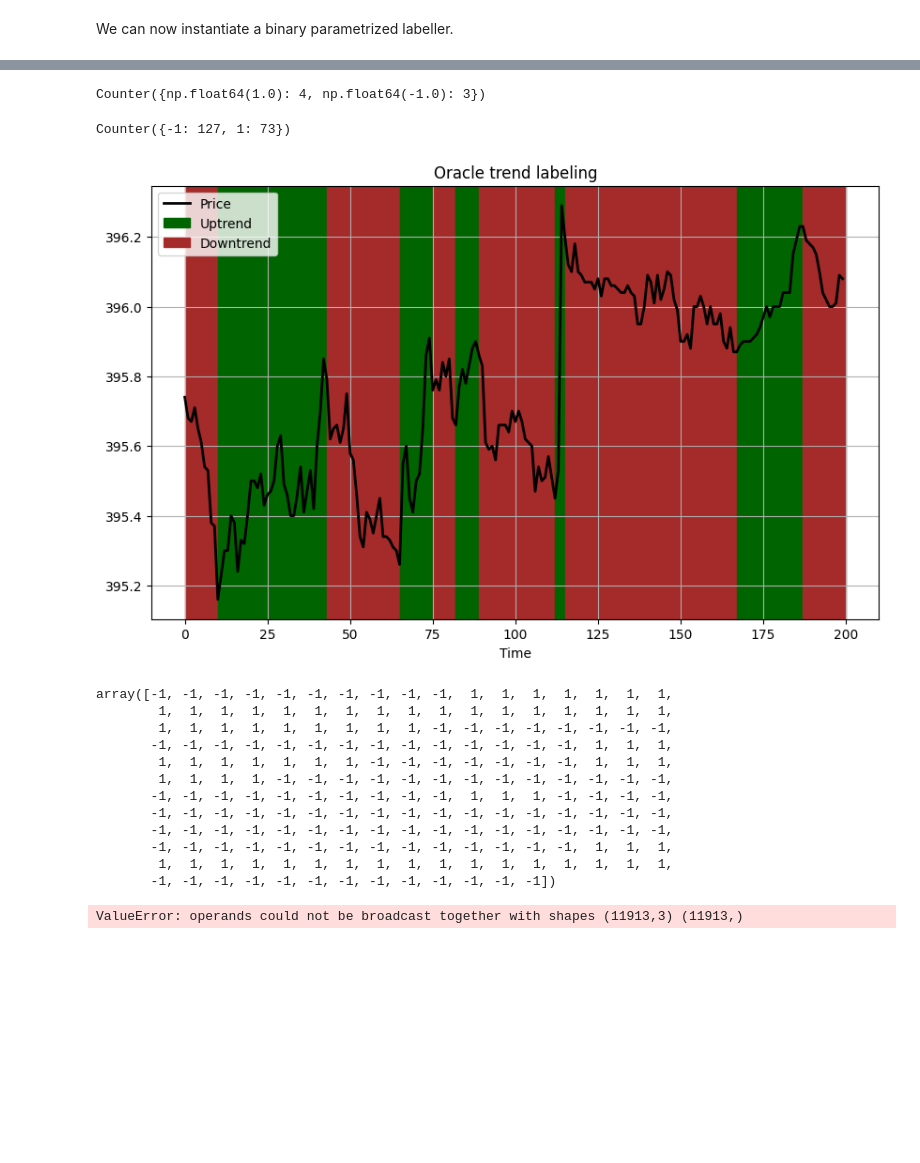
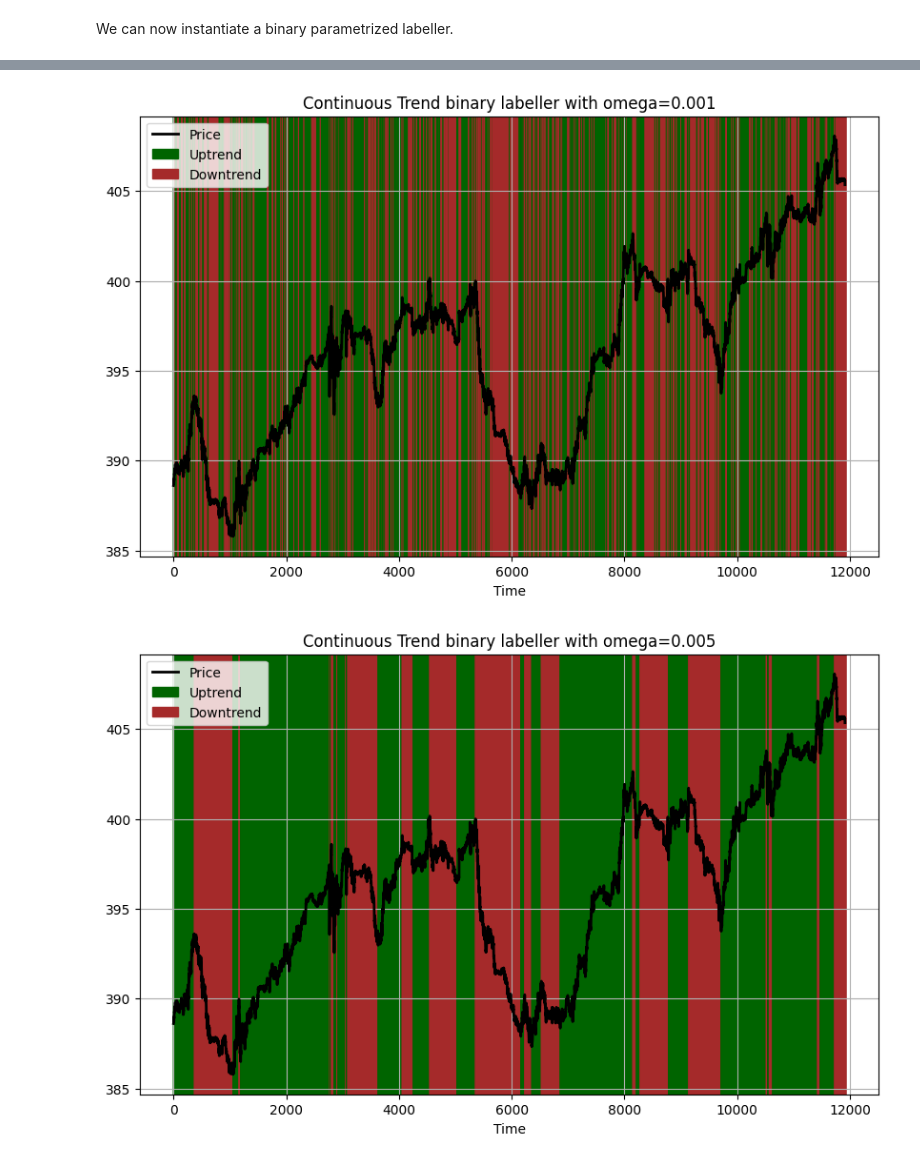
Before and after one commit to agpenas/tstrends, a Jupyter notebook: notebooks/labellers_catalog.ipynb, the cells around one changed output, grey strips where cells are left out. Cells and saved outputs as stored; diff of their text form; code cells hidden in the pictures; blank space fills up the shorter version.

```diff
--- a/notebooks/labellers_catalog.ipynb
+++ b/notebooks/labellers_catalog.ipynb
@@ -490,6 +107,0 @@ class OracleTernaryTrendLabeller(BaseLabeller):
-# %%
-labels, P, S = OracleTernaryTrendLabeller(0.003, 0.03).get_labels(concatenated_closing_prices[3000:6000][::1])
-# Substract 1 to each label
-labels = [label - 1 for label in labels][1:]+[0]
-print(Counter(labels))
-plot_trend_labels(concatenated_closing_prices[3000:6000][::1], labels, title="Oracle trend labeling")
@@ -499,36 +108,7 @@ Counter({-1: 1311, 0: 941, 1: 748})
-# %%
-labels = [0,0,0,1,1,1,1]
-Counter(np.array(labels)/np.array(labels).max()*2-1)
-# %% [output]
-Counter({np.float64(1.0): 4, np.float64(-1.0): 3})
-# %%
-labels= OracleBinaryTrendLabeller(0.0003).get_labels(concatenated_closing_prices[7550:7750][::-1])
-# Substract 1 to each label
-print(Counter(labels))
-plot_trend_labels(concatenated_closing_prices[7550:7750][::-1], labels, title="Oracle trend labeling")
-# %% [output]
-Counter({-1: 127, 1: 73})
-[figure, removed]
-# %%
-np.array(labels)
-# %% [output]
-array([-1, -1, -1, -1, -1, -1, -1, -1, -1, -1,  1,  1,  1,  1,  1,  1,  1,
-        1,  1,  1,  1,  1,  1,  1,  1,  1,  1,  1,  1,  1,  1,  1,  1,  1,
-        1,  1,  1,  1,  1,  1,  1,  1,  1, -1, -1, -1, -1, -1, -1, -1, -1,
-       -1, -1, -1, -1, -1, -1, -1, -1, -1, -1, -1, -1, -1, -1,  1,  1,  1,
-        1,  1,  1,  1,  1,  1,  1, -1, -1, -1, -1, -1, -1, -1,  1,  1,  1,
-        1,  1,  1,  1, -1, -1, -1, -1, -1, -1, -1, -1, -1, -1, -1, -1, -1,
-       -1, -1, -1, -1, -1, -1, -1, -1, -1, -1,  1,  1,  1, -1, -1, -1, -1,
-       -1, -1, -1, -1, -1, -1, -1, -1, -1, -1, -1, -1, -1, -1, -1, -1, -1,
-       -1, -1, -1, -1, -1, -1, -1, -1, -1, -1, -1, -1, -1, -1, -1, -1, -1,
-       -1, -1, -1, -1, -1, -1, -1, -1, -1, -1, -1, -1, -1, -1,  1,  1,  1,
-        1,  1,  1,  1,  1,  1,  1,  1,  1,  1,  1,  1,  1,  1,  1,  1,  1,
-       -1, -1, -1, -1, -1, -1, -1, -1, -1, -1, -1, -1, -1])
-# %%
-for i in np.linspace(1, 10, 20):
-    labels = OracleTernaryTrendLabeller(0.0004, i).get_labels(concatenated_closing_prices[::-1])
-    # Count the number of intervals of contiguous labels with the same value
-    nb_distinct_groups = sum(1 for i in range(len(labels)) if labels[i] != labels[i-1])
-    print(round(i,4), nb_distinct_groups, sum(label==1 for label in labels))
-# %% [output]
-ValueError: operands could not be broadcast together with shapes (11913,3) (11913,)
+# %%
+for omega_value in [0.001,0.005, 0.01, 0.015]:
+    labels = BinaryCTL(omega=omega_value).get_labels(time_series)
+    plot_trend_labels(time_series, labels, title=f"Continuous Trend binary labeller with omega={omega_value}")
+# %% [output]
+[figure, added]
+[figure, added]
```
Also changed, not shown: parts of 32 cells of this notebook, 12 other files.
